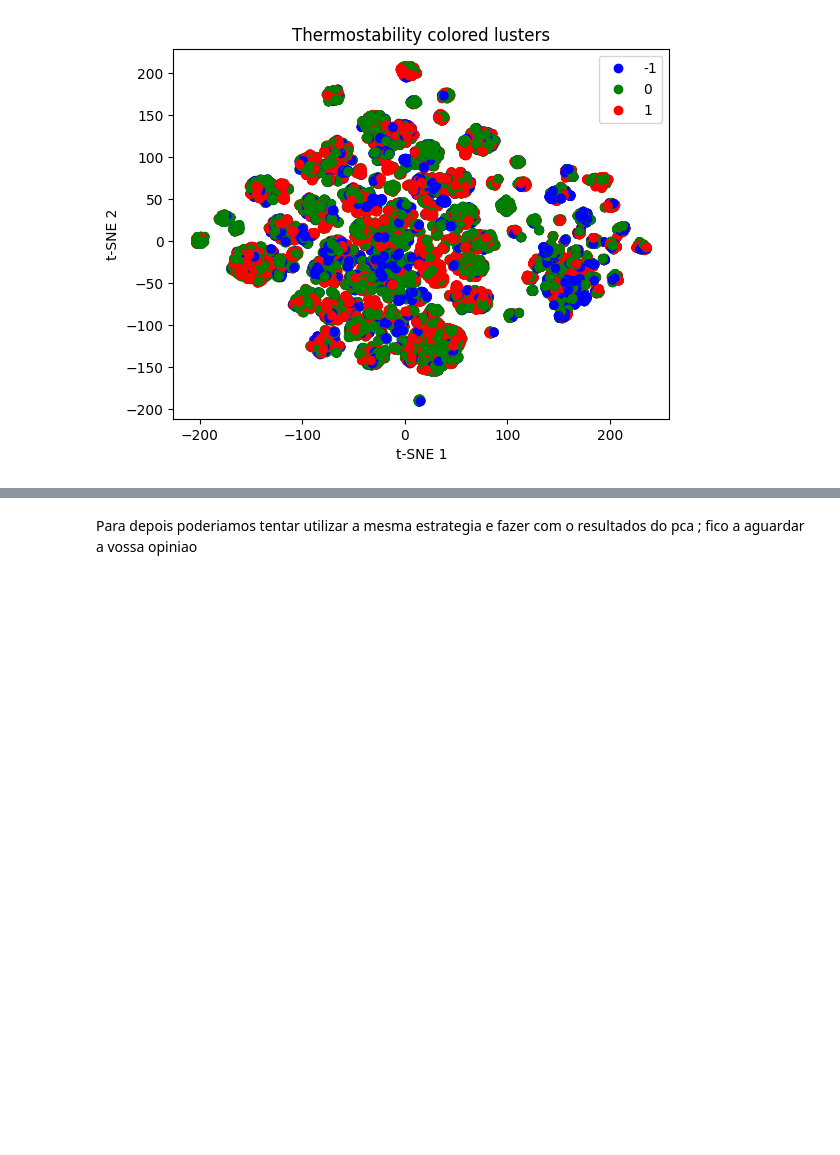
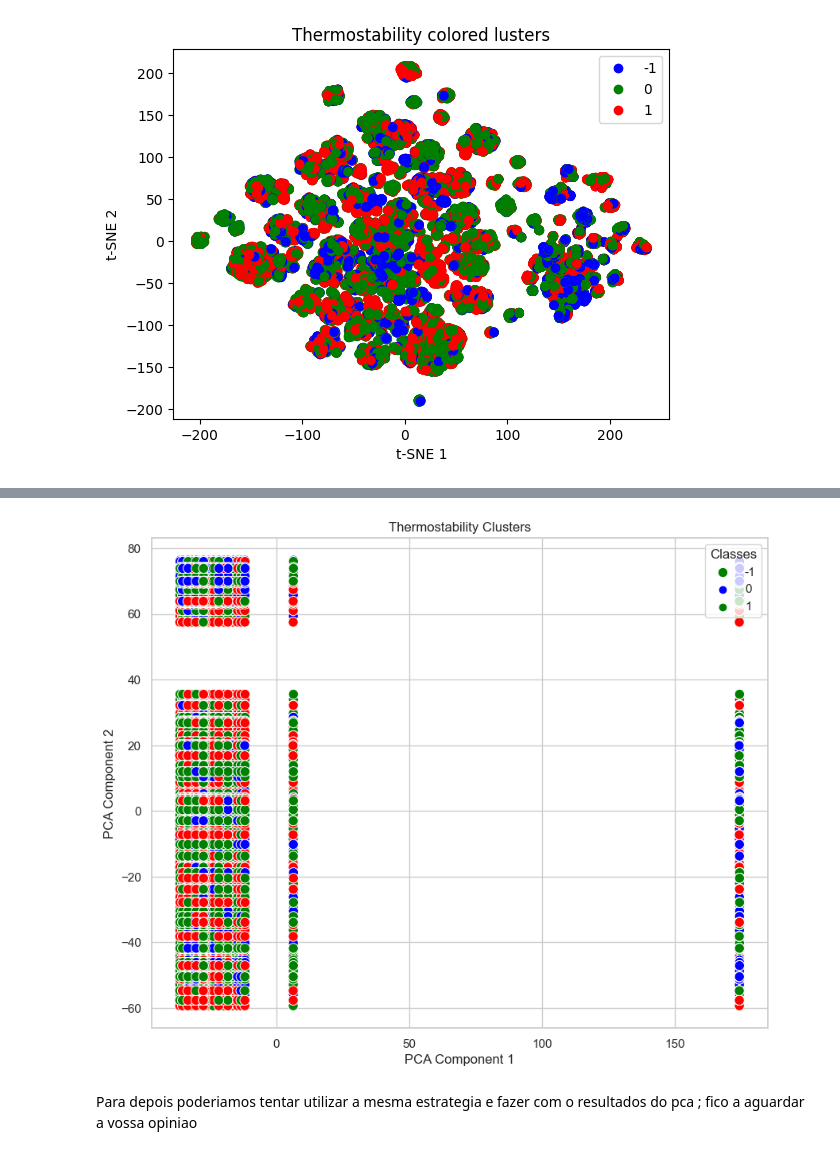
Before and after one commit to GuilhermeLoboSousa/Work-SIB, a Jupyter notebook: Parte2.ipynb, the cells around one changed output, grey strips where cells are left out. Cells and saved outputs as stored; diff of their text form; code cells hidden in the pictures; blank space fills up the shorter version.

```diff
--- a/Parte2.ipynb
+++ b/Parte2.ipynb
@@ -313,3 +386,41 @@ plt.show()
+# %%
+from sklearn.decomposition import PCA
+import matplotlib.pyplot as plt
+import seaborn as sns
+
+# Criar uma instância do PCA com 2 componentes principais
+pca = PCA(n_components=2, random_state=0)
+
+# Aplicar o PCA aos seus dados
+pca_drugs = pca.fit_transform(dados_pca)
+
+# Adicionar as novas colunas ao seu DataFrame
+dados_pca['PCA_C1'] = pca_drugs[:, 0]
+dados_pca['PCA_C2'] = pca_drugs[:, 1]
+
+# Criar um gráfico de dispersão colorido pela classe 'Y_bin'
+class_tm_colors = {-1: 'blue', 0: 'green', 1: 'red'}
+class_colors = [class_tm_colors[classification] for classification in dados_pca['Y_bin']]
+
+# Configurar o estilo do seaborn
+sns.set(style="whitegrid")
+
+# Criar um scatter plot usando seaborn
+plt.figure(figsize=(10, 8))
+scatter_plot = sns.scatterplot(x='PCA_C1', y='PCA_C2', hue='Y_bin', palette=class_tm_colors, data=dados_pca, s=80, edgecolor='w')
+
+# Adicionar rótulos e título
+plt.xlabel('PCA Component 1')
+plt.ylabel('PCA Component 2')
+plt.title('Thermostability Clusters')
+
+# Adicionar a legenda
+scatter_plot.legend(title='Classes', loc='upper right', labels=['-1', '0', '1'])
+
+# Exibir o gráfico
+plt.show()
+# %% [output]
+[figure, added]
 # %% [markdown]
 Para depois poderiamos tentar utilizar a mesma estrategia e fazer com o resultados do pca ; fico a aguardar a vossa opiniao
 # %% [markdown]
```
Also changed, not shown: parts of 16 cells of this notebook.
